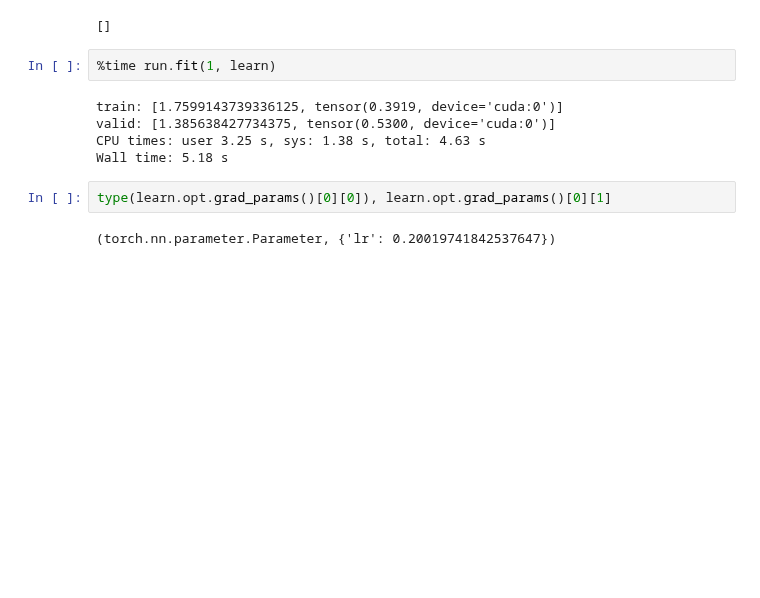
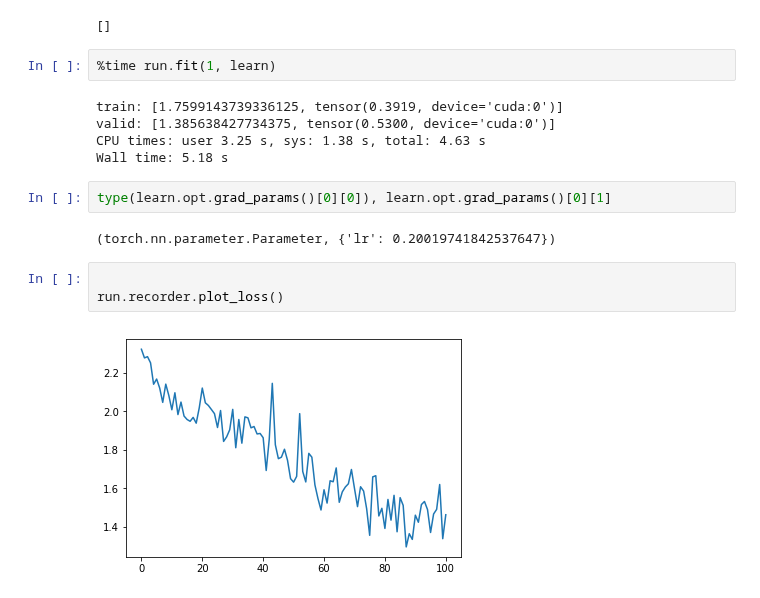
Before and after one commit to anhquan0412/fastai_v3p1, a Jupyter notebook: part_2/optimizers.ipynb, the cells around one changed output. Saved outputs shown, nothing was run; the diff lists cells and outputs as text; blank space fills up the shorter version.

```diff
--- a/part_2/optimizers.ipynb
+++ b/part_2/optimizers.ipynb
@@ -213,3 +216,8 @@ Wall time: 5.18 s
 type(learn.opt.grad_params()[0][0]), learn.opt.grad_params()[0][1]
 # %% [output]
 (torch.nn.parameter.Parameter, {'lr': 0.20019741842537647})
+# %%
+
+run.recorder.plot_loss()
+# %% [output]
+[figure, added]
```
Also changed, not shown: parts of 5 cells of this notebook.
